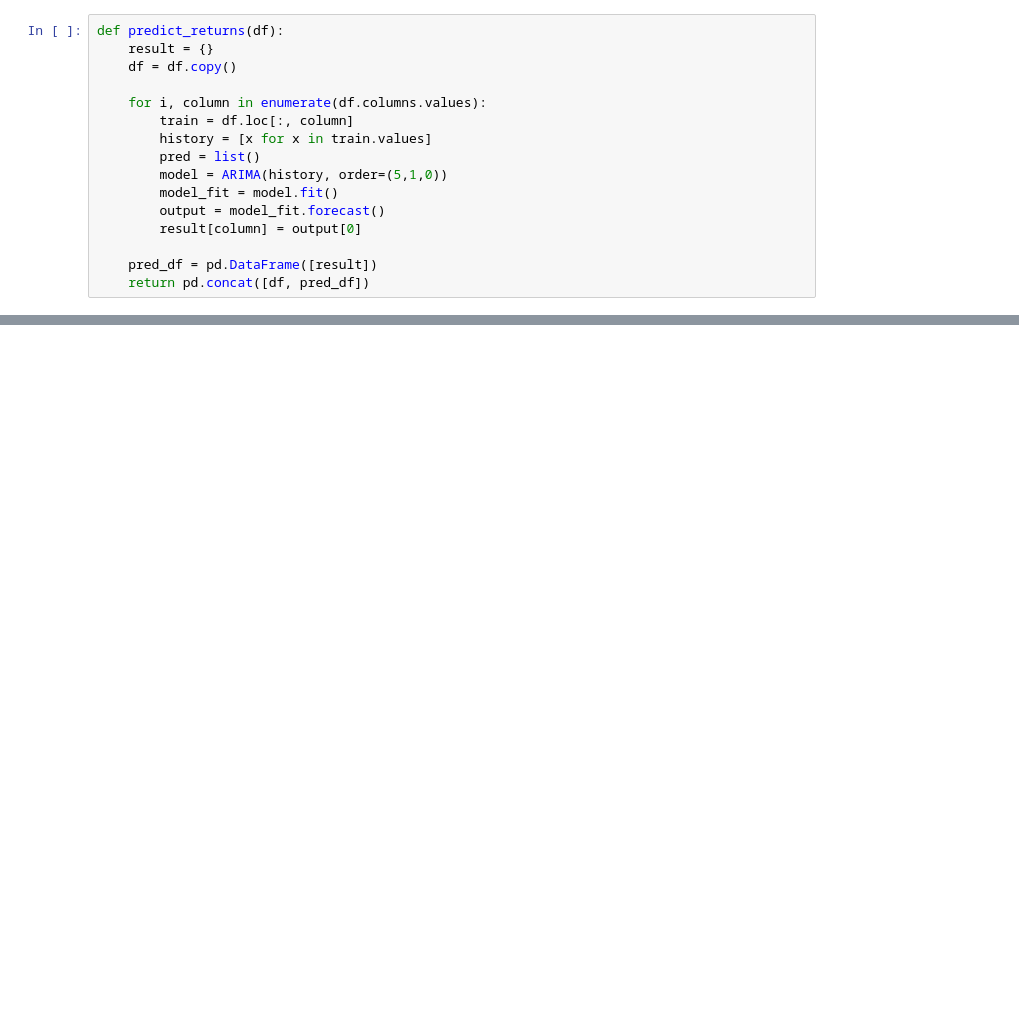
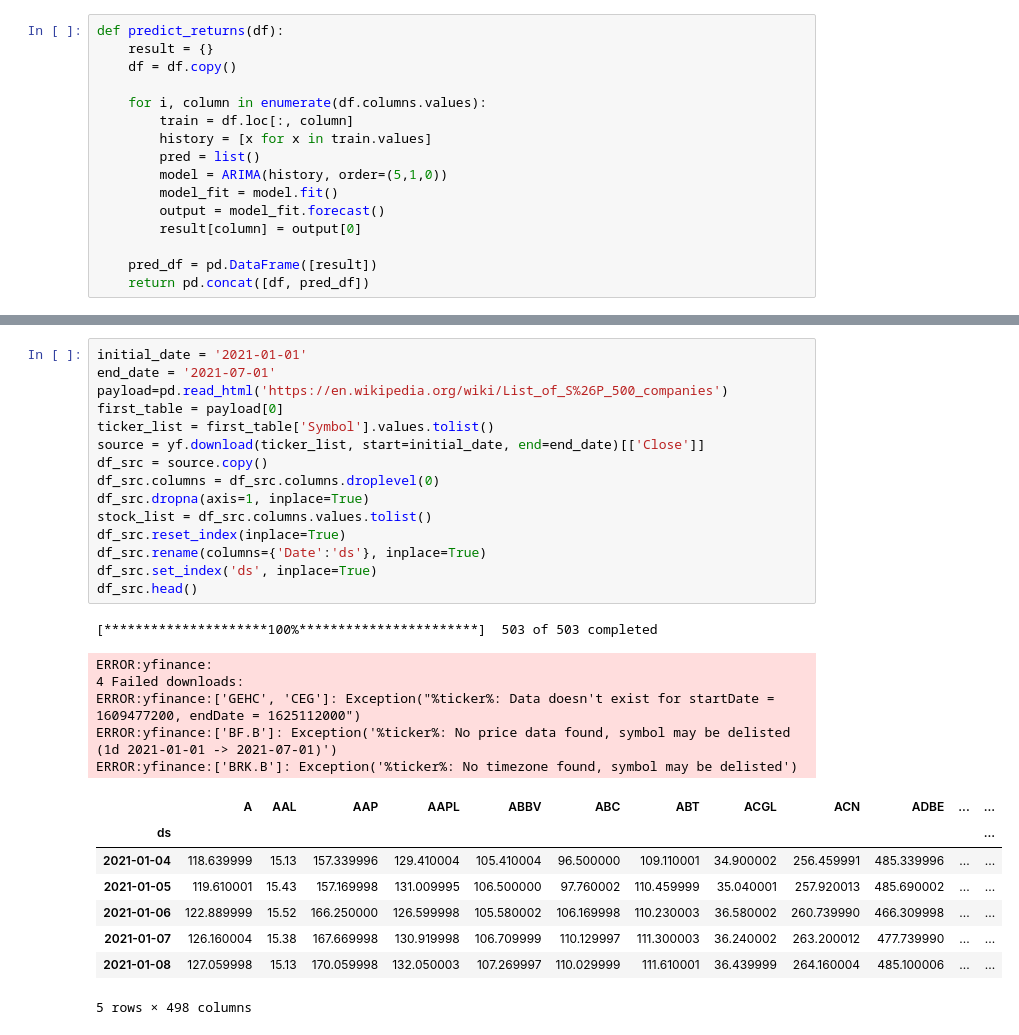
Before and after one commit to bvcmartins/dwaveDev, a Jupyter notebook: quantum_portfolio_solver.ipynb, the cells around one changed output, grey strips where cells are left out. Cells and saved outputs as stored; diff of their text form; blank space fills up the shorter version.

```diff
--- a/quantum_portfolio_solver.ipynb
+++ b/quantum_portfolio_solver.ipynb
@@ -673,3 +591,33 @@ def generate_initial_state(df, n_iter, r_cross, r_mut, n_pop, budget):
     names = df.columns.tolist()
     df = pd.DataFrame([[i,j] for i,j in zip(names, best)], columns=['a', 'b'])
     return df, best_total
+# %%
+initial_date = '2021-01-01'
+end_date = '2021-07-01'
+payload=pd.read_html('https://en.wikipedia.org/wiki/List_of_S%26P_500_companies')
+first_table = payload[0]
+ticker_list = first_table['Symbol'].values.tolist()
+source = yf.download(ticker_list, start=initial_date, end=end_date)[['Close']]
+df_src = source.copy()
+df_src.columns = df_src.columns.droplevel(0)
+df_src.dropna(axis=1, inplace=True)
+stock_list = df_src.columns.values.tolist()
+df_src.reset_index(inplace=True)
+df_src.rename(columns={'Date':'ds'}, inplace=True)
+df_src.set_index('ds', inplace=True)
+df_src.head()
+# %% [output]
+[*********************100%***********************]  503 of 503 completed
+ERROR:yfinance:
+4 Failed downloads:
+ERROR:yfinance:['GEHC', 'CEG']: Exception("%ticker%: Data doesn't exist for startDate = 1609477200, endDate = 1625112000")
+ERROR:yfinance:['BF.B']: Exception('%ticker%: No price data found, symbol may be delisted (1d 2021-01-01 -> 2021-07-01)')
+ERROR:yfinance:['BRK.B']: Exception('%ticker%: No timezone found, symbol may be delisted')
+|  | A | AAL | AAP | AAPL | ABBV | ABC | ABT | ACGL | ACN | ADBE | ... | ... |
+| ds |  |  |  |  |  |  |  |  |  |  |  | ... |
+| 2021-01-04 | 118.639999 | 15.13 | 157.339996 | 129.410004 | 105.410004 | 96.500000 | 109.110001 | 34.900002 | 256.459991 | 485.339996 | ... | ... |
+| 2021-01-05 | 119.610001 | 15.43 | 157.169998 | 131.009995 | 106.500000 | 97.760002 | 110.459999 | 35.040001 | 257.920013 | 485.690002 | ... | ... |
+| 2021-01-06 | 122.889999 | 15.52 | 166.250000 | 126.599998 | 105.580002 | 106.169998 | 110.230003 | 36.580002 | 260.739990 | 466.309998 | ... | ... |
+| 2021-01-07 | 126.160004 | 15.38 | 167.669998 | 130.919998 | 106.709999 | 110.129997 | 111.300003 | 36.240002 | 263.200012 | 477.739990 | ... | ... |
+| 2021-01-08 | 127.059998 | 15.13 | 170.059998 | 132.050003 | 107.269997 | 110.029999 | 111.610001 | 36.439999 | 264.160004 | 485.100006 | ... | ... |
+5 rows × 498 columns
```
Also changed, not shown: parts of 20 cells of this notebook.
